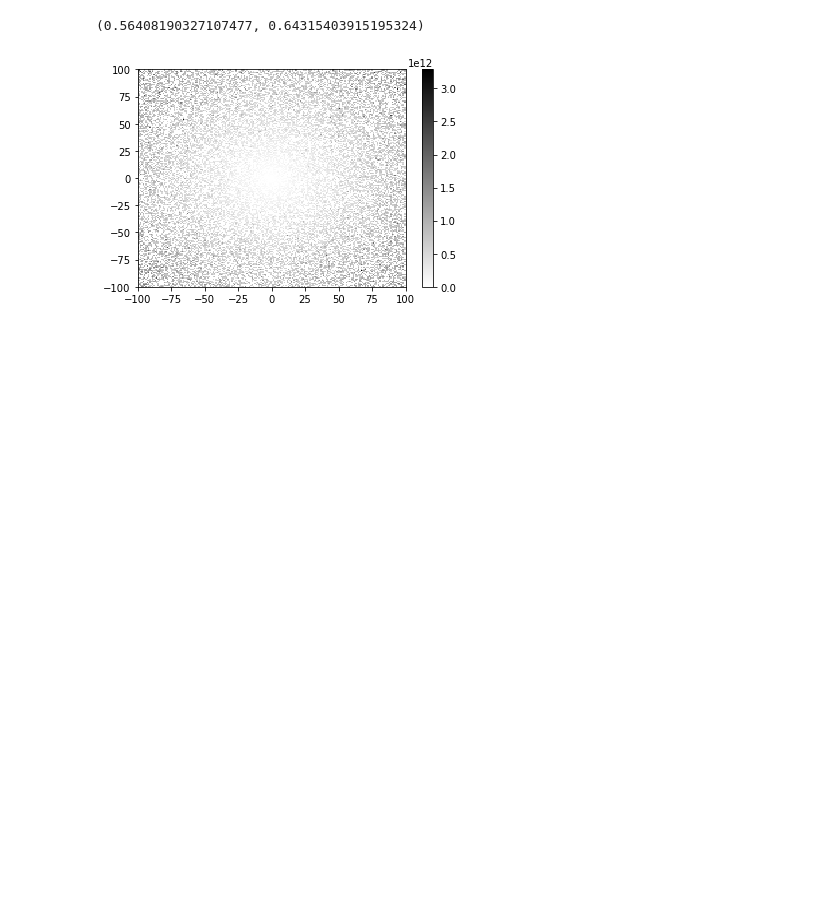
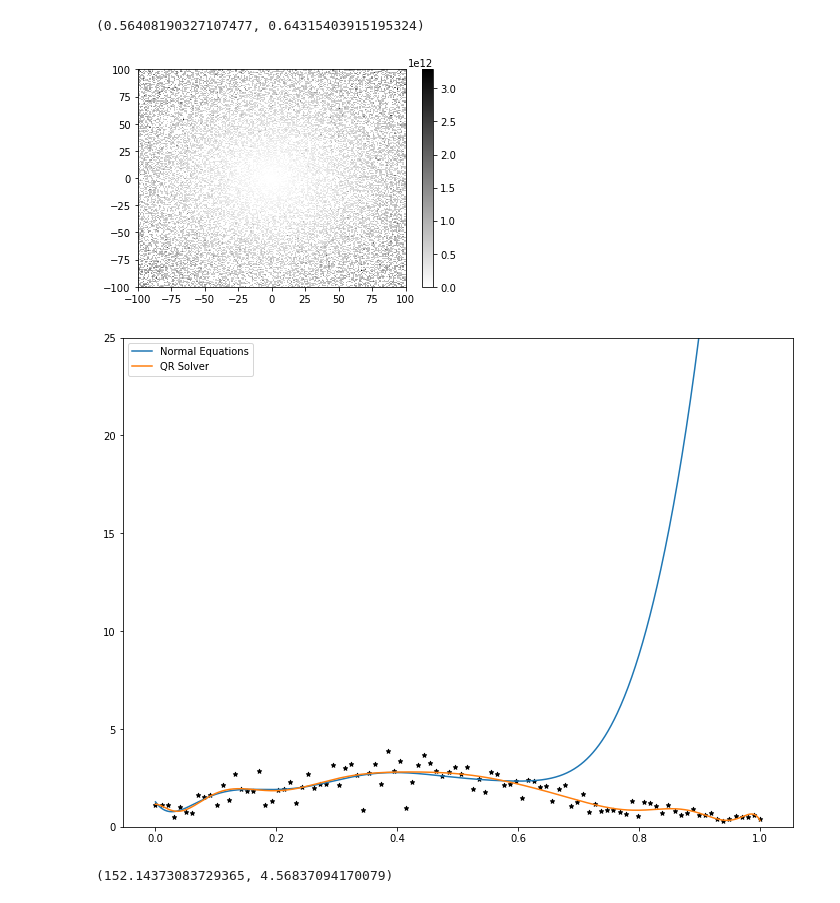
Before and after one commit to ipitman/BootCamp2017, a Jupyter notebook: Computation/Wk4_DifIntOpt/Wk4_Probs/C and S.ipynb, the cells around one changed output. Cells and saved outputs as stored; diff of their text form; code cells hidden in the pictures; blank space fills up the shorter version.

```diff
--- a/Computation/Wk4_DifIntOpt/Wk4_Probs/C and S.ipynb
+++ b/Computation/Wk4_DifIntOpt/Wk4_Probs/C and S.ipynb
@@ -94,6 +94,25 @@ def get_grid(xmin, xmax, ymin, ymax, res):
 get_grid(-100, 100, -100, 100, 200)
 # %% [output]
 [figure]
-# %%
-def best_fit(n):
-    data = np.load
+# %%
+def best_fit(n):
+    xk, yk = np.load('../stability_data.npy').T
+    A = np.vander(xk, n+1)
+    x_unstable = la.inv(A.T@A)@A.T@yk
+    Q, R = la.qr(A, mode='economic')
+    x_stable = la.solve_triangular(R, Q.T@yk)
+    domain = np.linspace(0, 1, 1000)
+    plt.subplots(figsize=(12, 9))
+    plt.plot(domain, np.polyval(x_unstable, domain), label='Normal Equations')
+    plt.plot(domain, np.polyval(x_stable, domain), label='QR Solver')
+    plt.scatter(xk, yk, marker='*', s=20, c='k')
+    plt.legend()
+    plt.ylim(0, 25)
+    plt.show()
+    return la.norm(A@x_unstable - yk), la.norm(A@x_stable - yk)
+
+
+best_fit(14)
+# %% [output]
+[figure, added]
+(152.14373083729365, 4.56837094170079)
```
Also changed, not shown: parts of 2 cells of this notebook, 5 other files.
